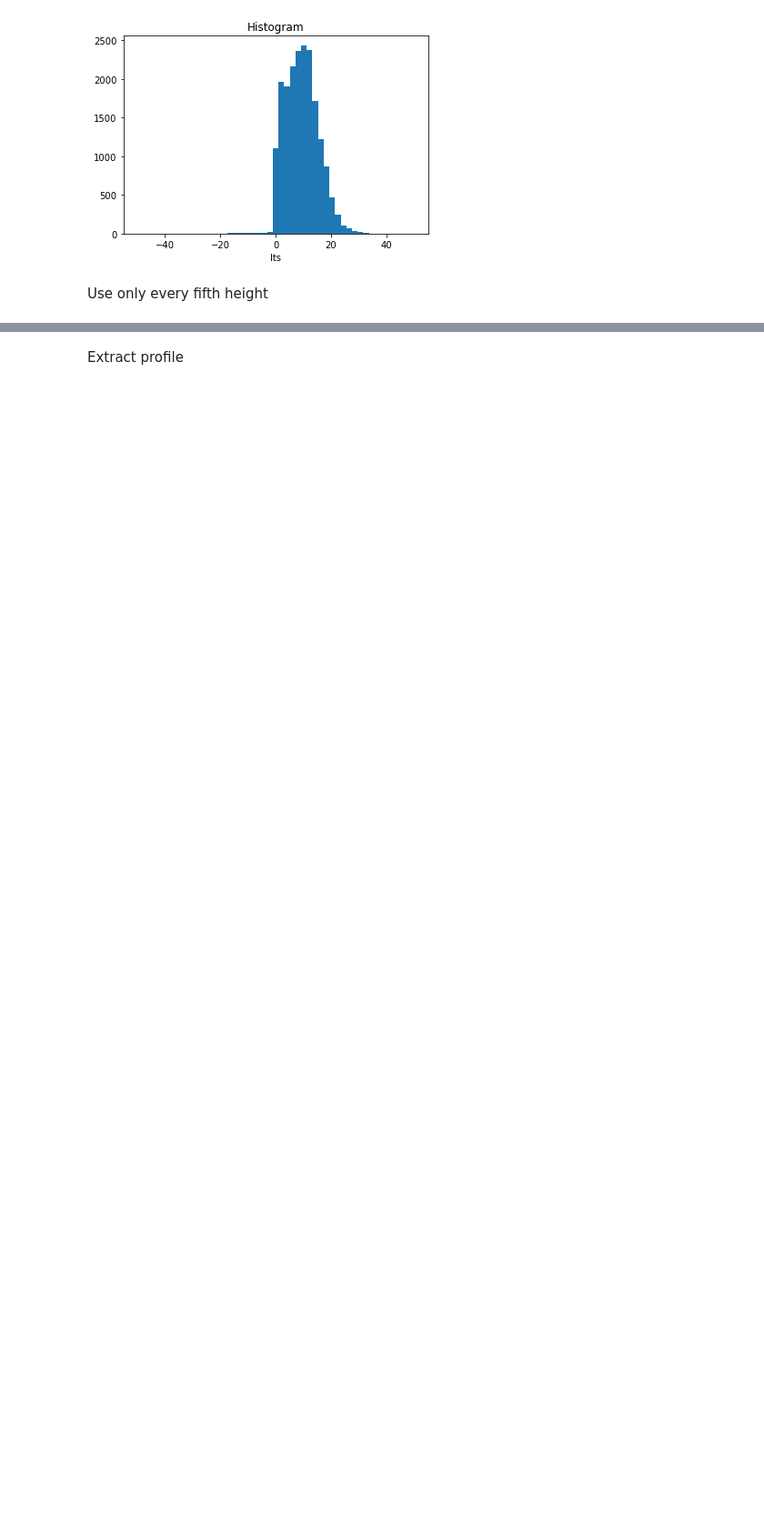
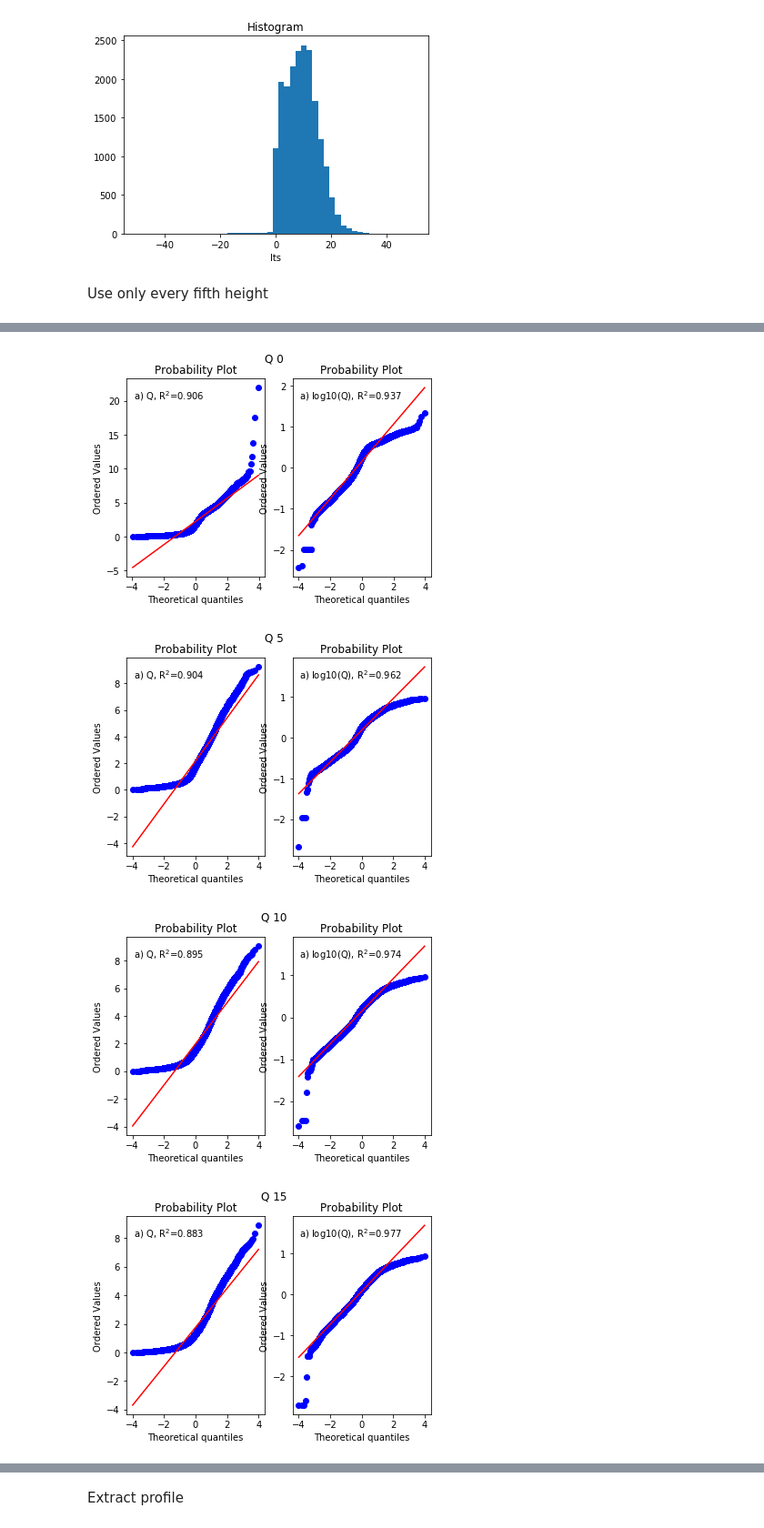
Before and after one commit to maahn/pyOptimalEstimation_examples, a Jupyter notebook: lib/prepare_radiosondes.ipynb, the cells around one changed output, grey strips where cells are left out. Shown: that part at 91% size. Cells and saved outputs as stored; diff of their text form; code cells hidden in the pictures; blank space fills up the shorter version.

```diff
--- a/lib/prepare_radiosondes.ipynb
+++ b/lib/prepare_radiosondes.ipynb
@@ -117,0 +120,36 @@ prior = prior.isel(height=hh)
+# %%
+for h in range(0,60,5):
+    fig,(ax,ax1) = plt.subplots(ncols=2)
+    plt.suptitle('Q %i'%h)
+    (osm, osr), (slope, intercept, r) = stats.probplot(
+    prior.q.isel(height=h).dropna('time').values,
+    dist="norm",
+    plot=ax,
+    fit=True,
+    rvalue=False)
+    ax.text(
+        0.05,
+        0.95,
+        '%s) %s, R$^2$=%.3g' % ('a', 'Q', r**2),
+        horizontalalignment='left',
+        verticalalignment='top',
+        transform=ax.transAxes)
+
+    (osm, osr), (slope, intercept, r) = stats.probplot(
+    np.log10(prior.q.isel(height=h).dropna('time').values),
+    dist="norm",
+    plot=ax1,
+    fit=True,
+    rvalue=False)
+    ax1.text(
+        0.05,
+        0.95,
+        '%s) %s, R$^2$=%.3g' % ('a', 'log10(Q)', r**2),
+        horizontalalignment='left',
+        verticalalignment='top',
+        transform=ax1.transAxes)
+# %% [output]
+[figure, added]
+[figure, added]
+[figure, added]
+[figure, added]
```
Also changed, not shown: parts of 8 cells of this notebook, 1 other file.
